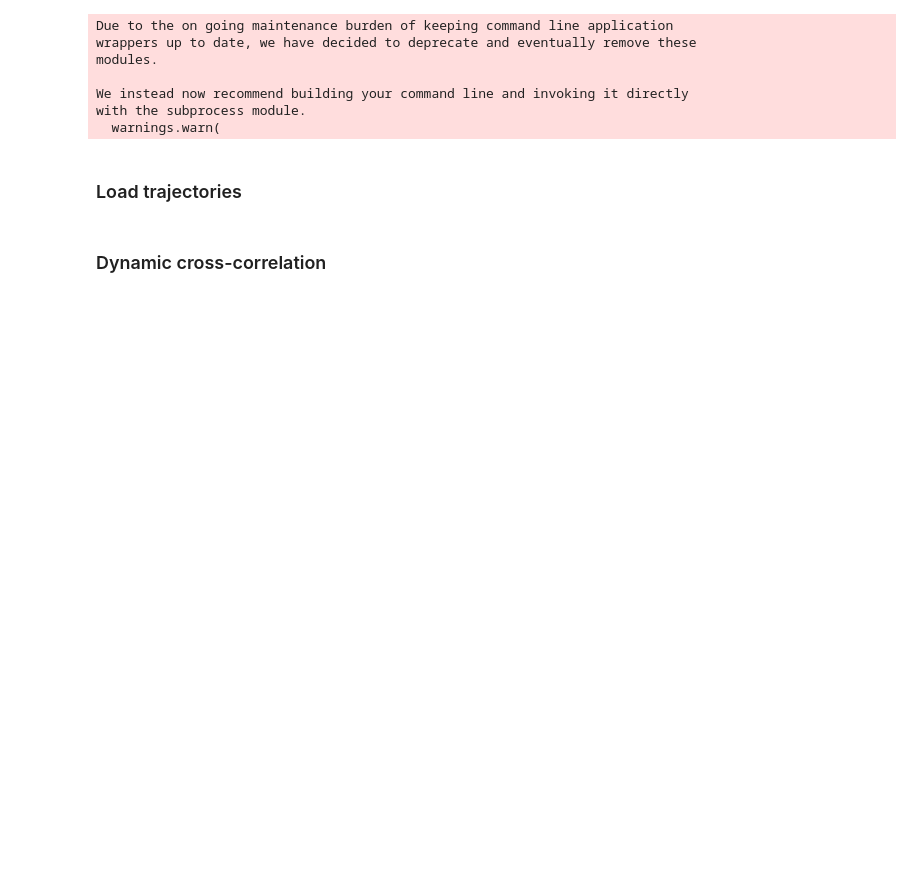
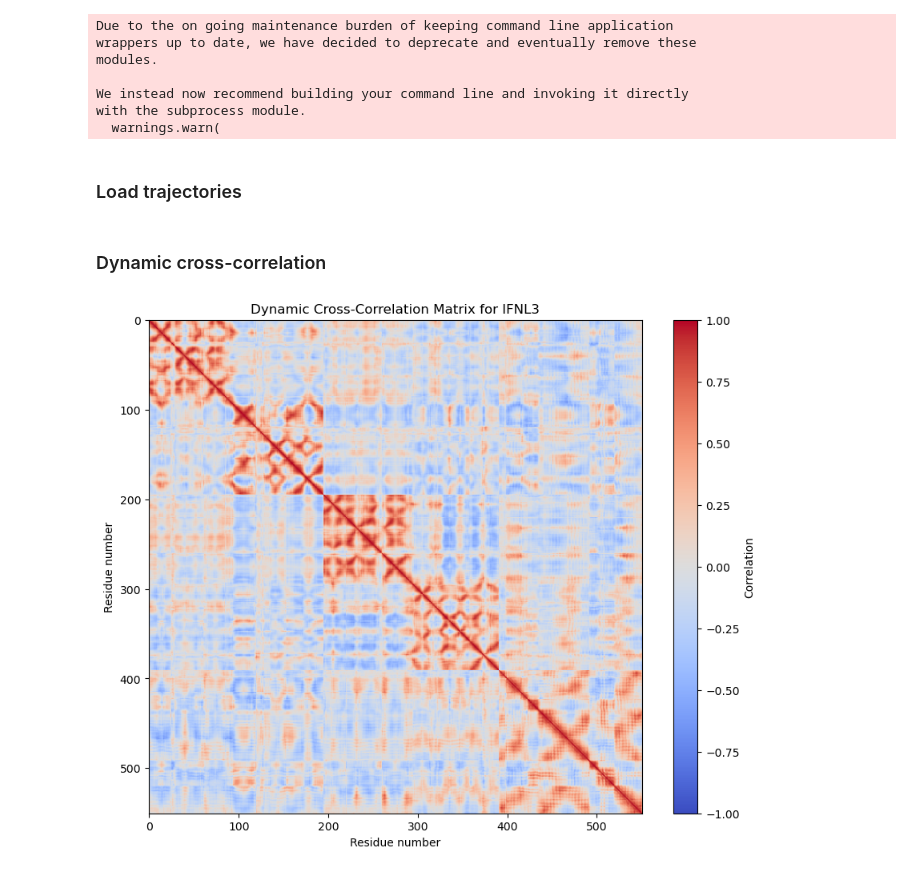
Before and after one commit to bylehn/ifnl4-structure-paper, a Jupyter notebook: dcc_analysis.ipynb, the cells around one changed output. Drawn from its saved outputs; the diff is of its cells as text; code cells hidden in the pictures; blank space fills up the shorter version.

```diff
--- a/dcc_analysis.ipynb
+++ b/dcc_analysis.ipynb
@@ -16,5 +15,6 @@ with the subprocess module.
 # %% [markdown]
 ### Load trajectories
 # %%
-ifnl3 = mda.Universe('ifnl3.pdb', ['ifnl3_rep1.xtc', 'ifnl3_rep2.xtc', 'ifnl3_rep3.xtc'])
+
+ifnl3 = mda.Universe('ifnl3.pdb', ['ifnl3_rep1_300ns.xtc', 'ifnl3_rep2_300ns.xtc', 'ifnl3_rep3_300ns.xtc'])
 # %%
@@ -67,15 +67,17 @@ def calculate_dcc(universe, selection1, selection2, start=None, stop=None, step=
     return dcc_matrix
 # %%
 # Calculate DCC
-dcc_ifnl3 = calculate_dcc(ifnl3, "name CA", "name CA", step=1000)
+dcc_ifnl3 = calculate_dcc(ifnl3, "name CA", "name CA", step=3000)
 
 # Plot the results
 plt.figure(figsize=(10, 8))
 plt.imshow(dcc_ifnl3, cmap='coolwarm', vmin=-1, vmax=1)
 plt.colorbar(label='Correlation')
 plt.title('Dynamic Cross-Correlation Matrix for IFNL3')
 plt.xlabel('Residue number')
 plt.ylabel('Residue number')
 plt.show()
+# %% [output]
+[figure, added]
 # %%
 # Calculate DCC
```
Also changed, not shown: parts of 4 cells of this notebook, 1 other file.
